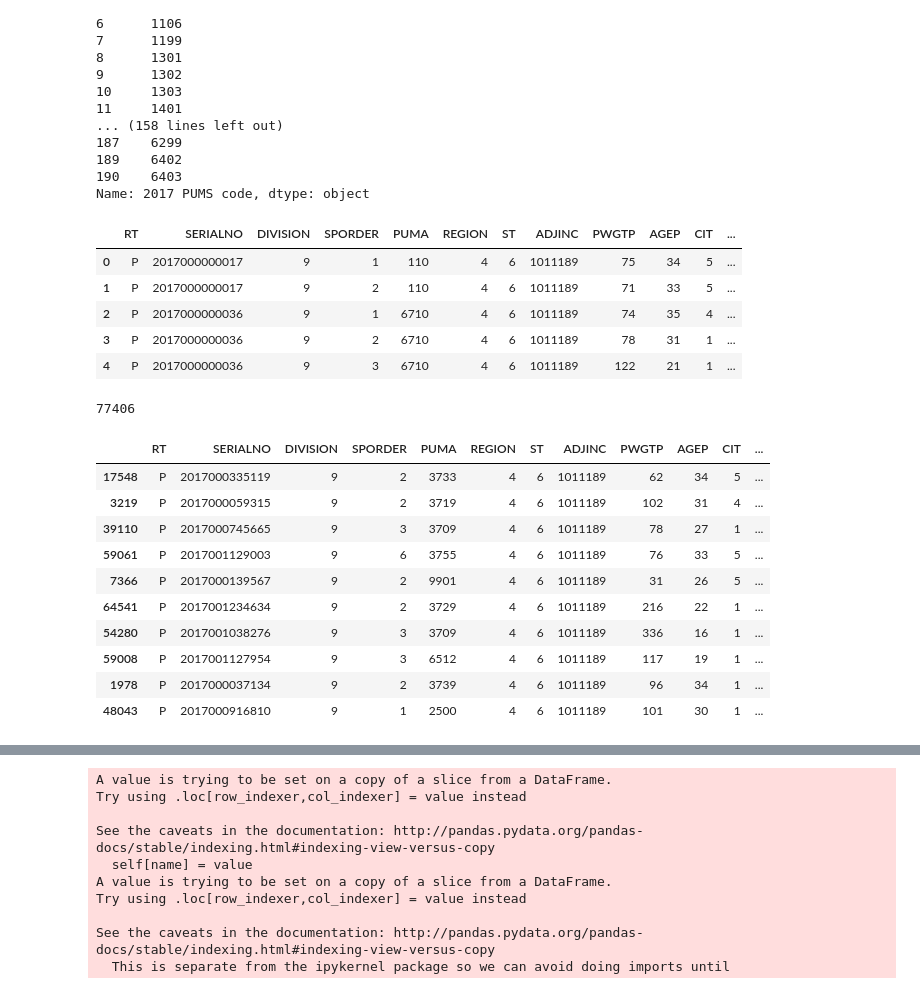
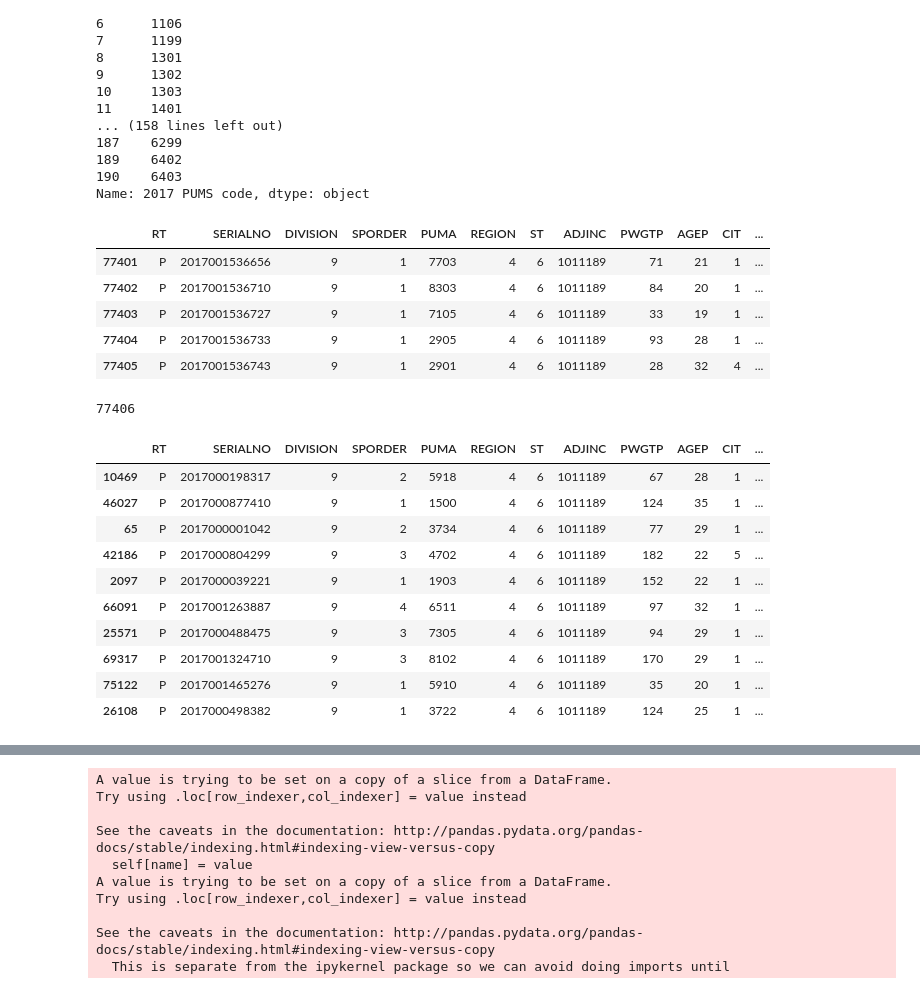
Before and after one commit to DMSaunders/Recommending-Paths-to-Occupations, a Jupyter notebook: notebooks/capstone_all_feature_eda.ipynb, the cells around one changed output, grey strips where cells are left out. Drawn from its saved outputs; the diff is of its cells as text; code cells hidden in the pictures.

```diff
--- a/notebooks/capstone_all_feature_eda.ipynb
+++ b/notebooks/capstone_all_feature_eda.ipynb
@@ -691,15 +692,17 @@ FOD1P_df = youngemp_df.merge(fieldofdegree_df, how='left', left_on='FOD1P', righ
 FOD1P_df.rename({'2017 PUMS Field of Degree Description': 'FOD1P_labels'}, axis=1, inplace=True)
 # %%
 FOD1P_df.drop(columns='2017 PUMS code', inplace=True)
+# %%
+FOD1P_df.FOD1P_labels.fillna('No major', inplace=True)
 # %%
-FOD1P_df.head()
+FOD1P_df.tail()
 # %% [output]
 |  | RT | SERIALNO | DIVISION | SPORDER | PUMA | REGION | ST | ADJINC | PWGTP | AGEP | CIT | ... |
-| 0 | P | 2017000000017 | 9 | 1 | 110 | 4 | 6 | 1011189 | 75 | 34 | 5 | ... |
-| 1 | P | 2017000000017 | 9 | 2 | 110 | 4 | 6 | 1011189 | 71 | 33 | 5 | ... |
-| 2 | P | 2017000000036 | 9 | 1 | 6710 | 4 | 6 | 1011189 | 74 | 35 | 4 | ... |
-| 3 | P | 2017000000036 | 9 | 2 | 6710 | 4 | 6 | 1011189 | 78 | 31 | 1 | ... |
-| 4 | P | 2017000000036 | 9 | 3 | 6710 | 4 | 6 | 1011189 | 122 | 21 | 1 | ... |
+| 77401 | P | 2017001536656 | 9 | 1 | 7703 | 4 | 6 | 1011189 | 71 | 21 | 1 | ... |
+| 77402 | P | 2017001536710 | 9 | 1 | 8303 | 4 | 6 | 1011189 | 84 | 20 | 1 | ... |
+| 77403 | P | 2017001536727 | 9 | 1 | 7105 | 4 | 6 | 1011189 | 33 | 19 | 1 | ... |
+| 77404 | P | 2017001536733 | 9 | 1 | 2905 | 4 | 6 | 1011189 | 93 | 28 | 1 | ... |
+| 77405 | P | 2017001536743 | 9 | 1 | 2901 | 4 | 6 | 1011189 | 28 | 32 | 4 | ... |
 # %%
 FOD1P_df.FOD2P = FOD1P_df.FOD2P.fillna(9999)
 # %%
@@ -715,16 +718,16 @@ FOD2P_df = FOD1P_df.merge(fieldofdegree_df, how='left', left_on='FOD2P', right_o
 FOD2P_df.sample(10)
 # %% [output]
 |  | RT | SERIALNO | DIVISION | SPORDER | PUMA | REGION | ST | ADJINC | PWGTP | AGEP | CIT | ... |
-| 17548 | P | 2017000335119 | 9 | 2 | 3733 | 4 | 6 | 1011189 | 62 | 34 | 5 | ... |
-| 3219 | P | 2017000059315 | 9 | 2 | 3719 | 4 | 6 | 1011189 | 102 | 31 | 4 | ... |
-| 39110 | P | 2017000745665 | 9 | 3 | 3709 | 4 | 6 | 1011189 | 78 | 27 | 1 | ... |
-| 59061 | P | 2017001129003 | 9 | 6 | 3755 | 4 | 6 | 1011189 | 76 | 33 | 5 | ... |
-| 7366 | P | 2017000139567 | 9 | 2 | 9901 | 4 | 6 | 1011189 | 31 | 26 | 5 | ... |
-| 64541 | P | 2017001234634 | 9 | 2 | 3729 | 4 | 6 | 1011189 | 216 | 22 | 1 | ... |
-| 54280 | P | 2017001038276 | 9 | 3 | 3709 | 4 | 6 | 1011189 | 336 | 16 | 1 | ... |
-| 59008 | P | 2017001127954 | 9 | 3 | 6512 | 4 | 6 | 1011189 | 117 | 19 | 1 | ... |
-| 1978 | P | 2017000037134 | 9 | 2 | 3739 | 4 | 6 | 1011189 | 96 | 34 | 1 | ... |
-| 48043 | P | 2017000916810 | 9 | 1 | 2500 | 4 | 6 | 1011189 | 101 | 30 | 1 | ... |
+| 10469 | P | 2017000198317 | 9 | 2 | 5918 | 4 | 6 | 1011189 | 67 | 28 | 1 | ... |
+| 46027 | P | 2017000877410 | 9 | 1 | 1500 | 4 | 6 | 1011189 | 124 | 35 | 1 | ... |
+| 65 | P | 2017000001042 | 9 | 2 | 3734 | 4 | 6 | 1011189 | 77 | 29 | 1 | ... |
+| 42186 | P | 2017000804299 | 9 | 3 | 4702 | 4 | 6 | 1011189 | 182 | 22 | 5 | ... |
+| 2097 | P | 2017000039221 | 9 | 1 | 1903 | 4 | 6 | 1011189 | 152 | 22 | 1 | ... |
+| 66091 | P | 2017001263887 | 9 | 4 | 6511 | 4 | 6 | 1011189 | 97 | 32 | 1 | ... |
+| 25571 | P | 2017000488475 | 9 | 3 | 7305 | 4 | 6 | 1011189 | 94 | 29 | 1 | ... |
+| 69317 | P | 2017001324710 | 9 | 3 | 8102 | 4 | 6 | 1011189 | 170 | 29 | 1 | ... |
+| 75122 | P | 2017001465276 | 9 | 1 | 5910 | 4 | 6 | 1011189 | 35 | 20 | 1 | ... |
+| 26108 | P | 2017000498382 | 9 | 1 | 3722 | 4 | 6 | 1011189 | 124 | 25 | 1 | ... |
 # %%
 FOD2P_df.rename({'2017 PUMS Field of Degree Description': 'FOD2P_labels'}, axis=1, inplace=True)
 FOD2P_df.drop(columns='2017 PUMS code', inplace=True)
```
Also changed, not shown: parts of 5 cells of this notebook, 5 other files.
